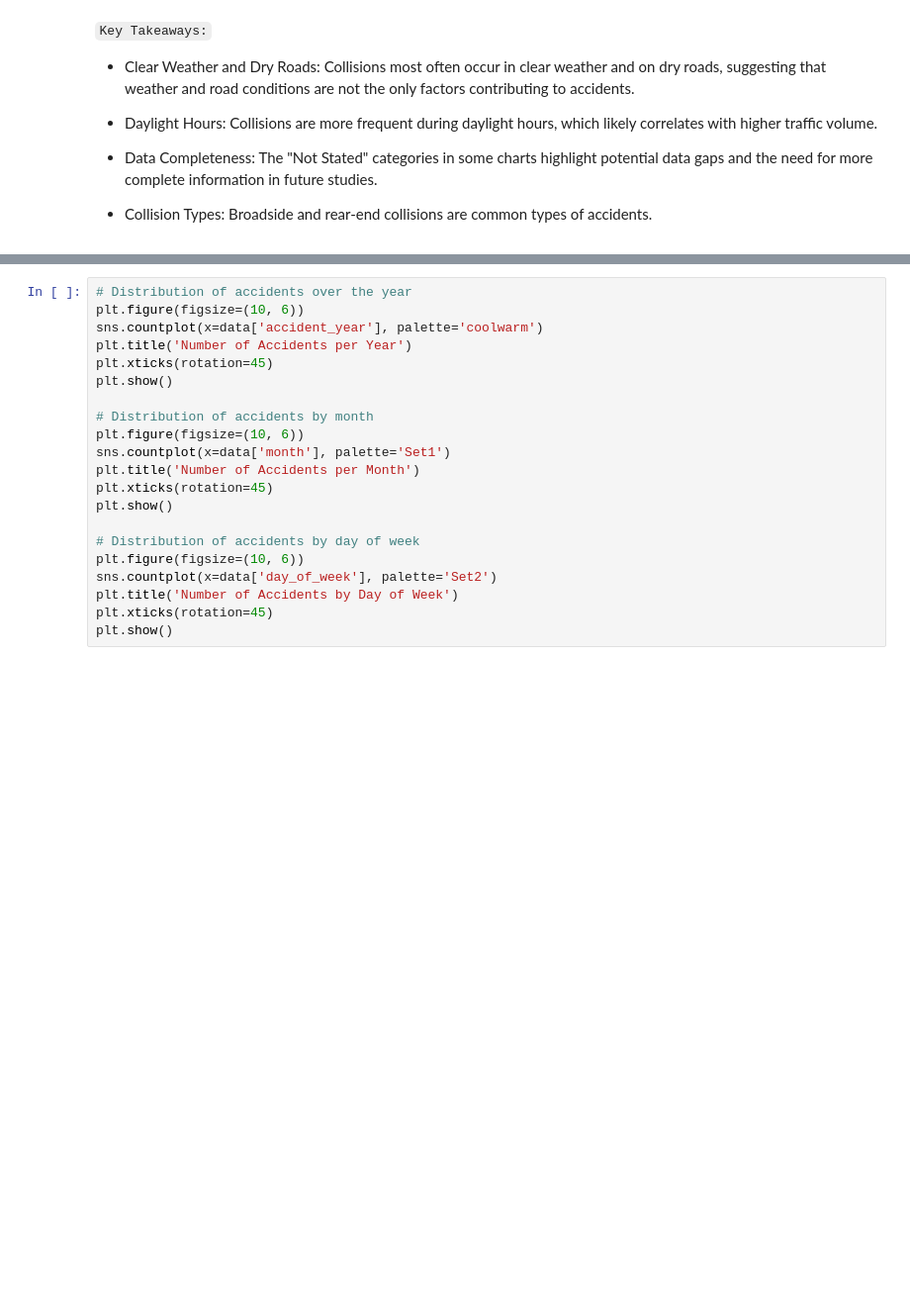
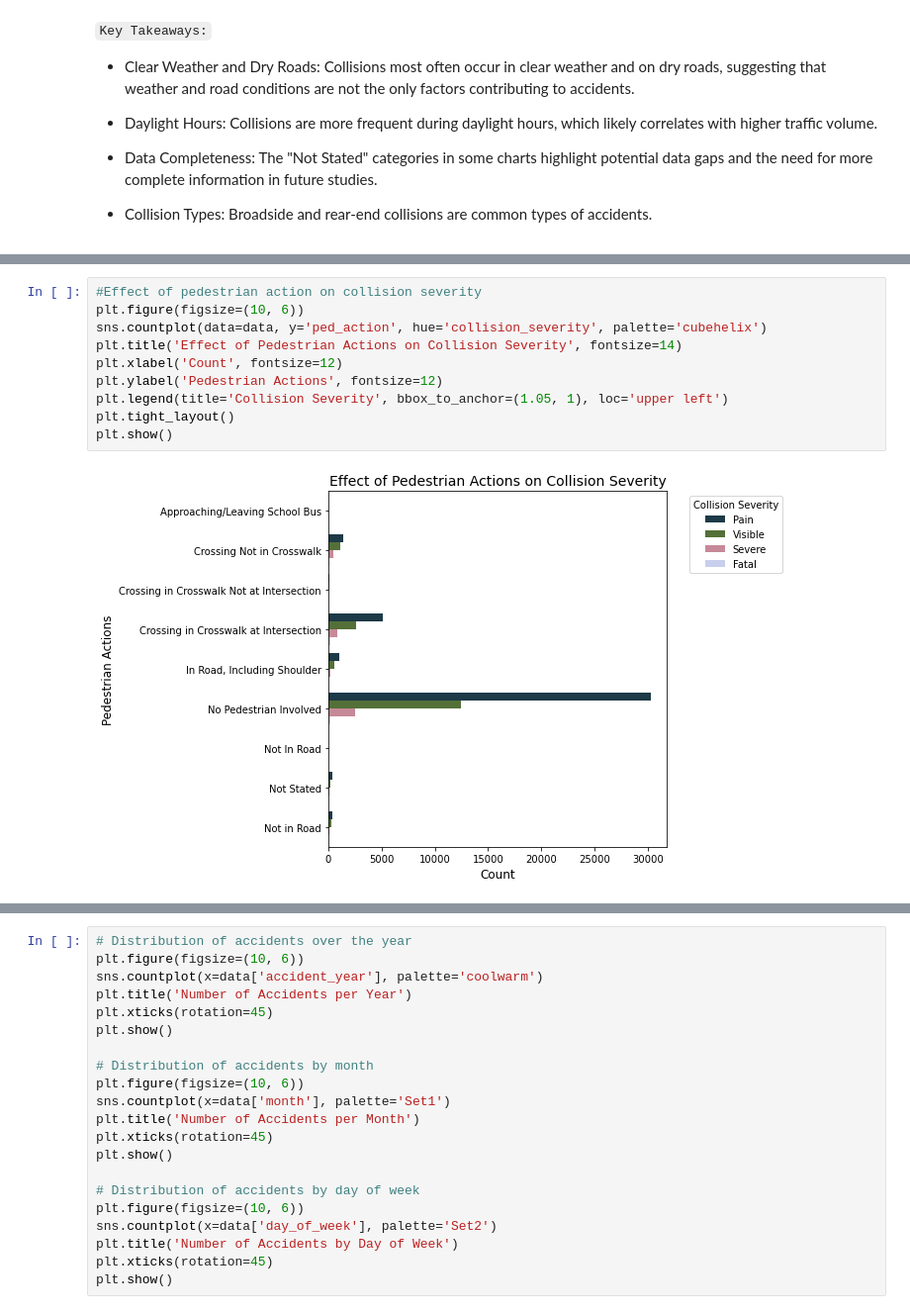
Before and after one commit to JmercyA/CAPSTONE-PROJECT-GROUP-3, a Jupyter notebook: Index.ipynb, the cells around one changed output, grey strips where cells are left out. Shown at 99% size. Drawn from its saved outputs; the diff is of its cells as text; blank space fills up the shorter version.

```diff
--- a/Index.ipynb
+++ b/Index.ipynb
@@ -609,0 +695,12 @@ plt.show()
+# %%
+#Effect of pedestrian action on collision severity
+plt.figure(figsize=(10, 6))
+sns.countplot(data=data, y='ped_action', hue='collision_severity', palette='cubehelix')
+plt.title('Effect of Pedestrian Actions on Collision Severity', fontsize=14)
+plt.xlabel('Count', fontsize=12)
+plt.ylabel('Pedestrian Actions', fontsize=12)
+plt.legend(title='Collision Severity', bbox_to_anchor=(1.05, 1), loc='upper left')
+plt.tight_layout()
+plt.show()
+# %% [output]
+[figure, added]
```
Also changed, not shown: parts of 20 cells of this notebook, 1 other file.
